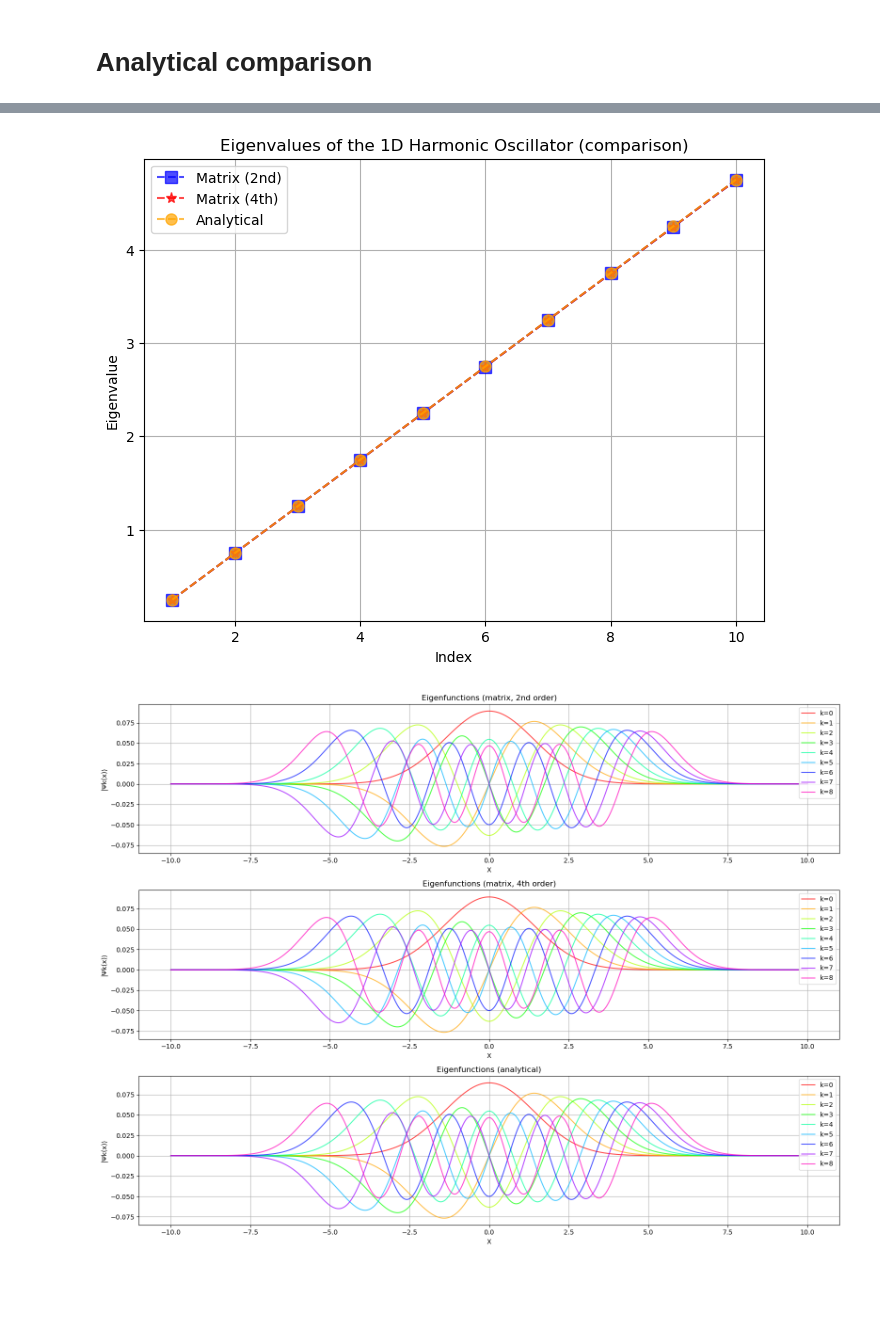
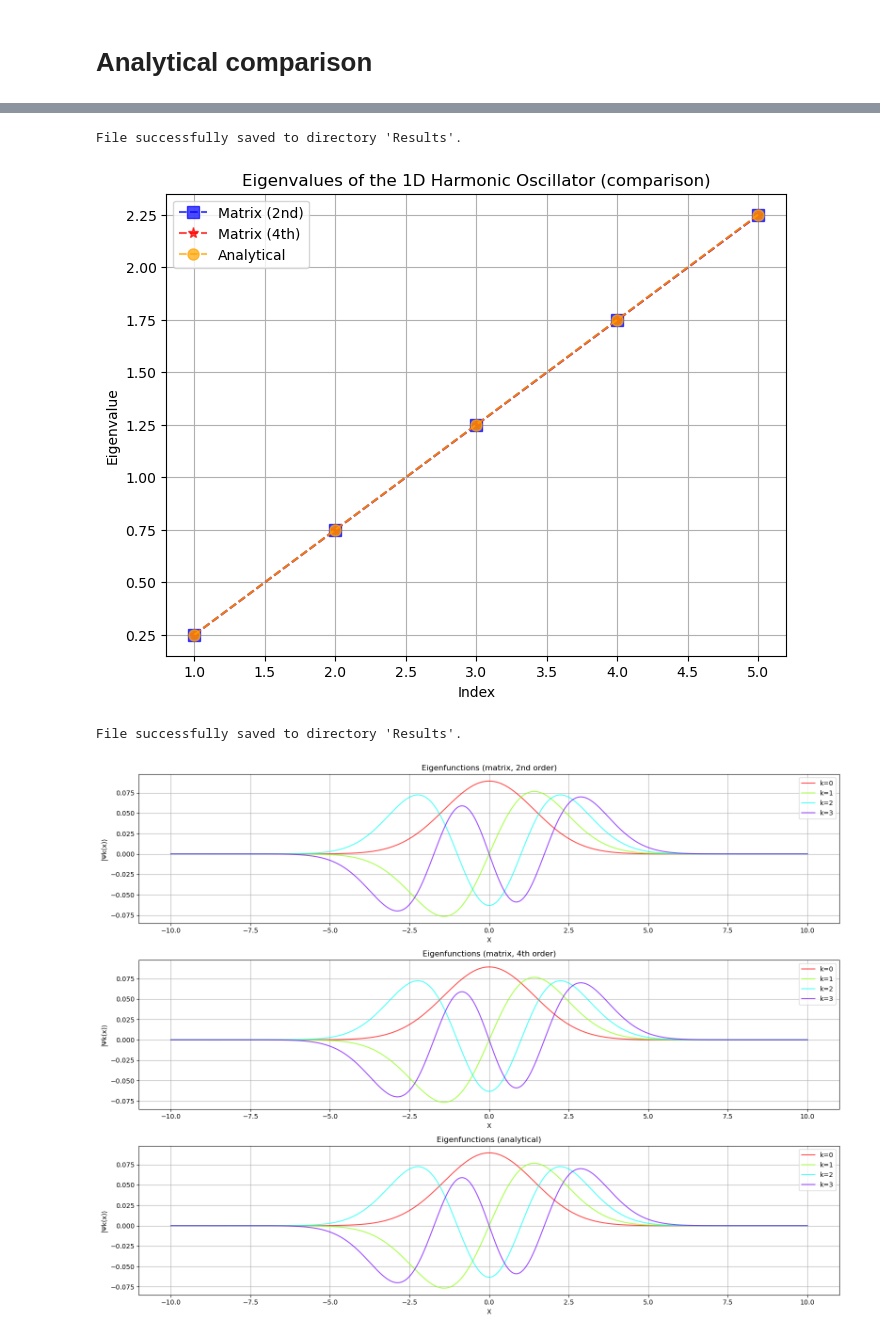
Before and after one commit to pietromalagoli/QIC, a Jupyter notebook: hw/hw4/cat.ipynb, the cells around one changed output, grey strips where cells are left out. Cells and saved outputs as stored; diff of their text form; code cells hidden in the pictures; blank space fills up the shorter version.

```diff
--- a/hw/hw4/cat.ipynb
+++ b/hw/hw4/cat.ipynb
@@ -408,7 +573,7 @@ a = -10
 b = 10
 N = 1000
 omega = 0.5
-k_max = 10           # number of eigenvalues and eigenvetors to be computed
+k_max = 5           # number of eigenvalues and eigenvetors to be computed
 
 # 2nd order
 order = 2
@@ -429,32 +594,42 @@ if test_print_m:
 # 4th order
 order = 4
 K = kinetic(a,b,N,order=order)
 V = potential(a,b,N,omega)
 eigvals_m4, eigvecs_m4 = E_psi(K,V,k_max, diag_opt=False, order=order)  # here the tridiagonal optimization is not supported!
 
 test_print_m = False
 if test_print_m:
     print(f'Order:{order}\n')
     print(K)
     print(V)
     print(eigvals_m4)
     print(eigvecs_m4)
     print(eigvecs_m4[:,0])
     print(eigvecs_m4.shape[1])
 
 eigval_a = eigvals_a(omega, k_max)
 eigfuns_a = eigenfs_a(omega, a, b, N, k_max)
 
 test_print_a = False
 if test_print_a:
     print(eigval_a)
     print(eigfuns_a)
     print(eigfuns_a[:,0])
     print(eigfuns_a.shape[1])
 
 
 #plot_eig(eigfuns, eigvals, a, b, N, 'Analytical')
 plot_comparison(eigvals_m2, eigvecs_m2, eigvals_m4, eigvecs_m4, eigval_a, eigfuns_a, a, b, N)
+
+# Error
+error = False
+if error:
+
+    N_vals = [10, 100, 200, 500, 1000, 2000, 5000]
+
+    plot_error(N_vals)
 # %% [output]
+File successfully saved to directory 'Results'.
-[figure, old version]
+[figure, new version]
+File successfully saved to directory 'Results'.
-[figure, old version]
+[figure, new version]
```
Also changed, not shown: parts of 4 cells of this notebook, 10 other files.
